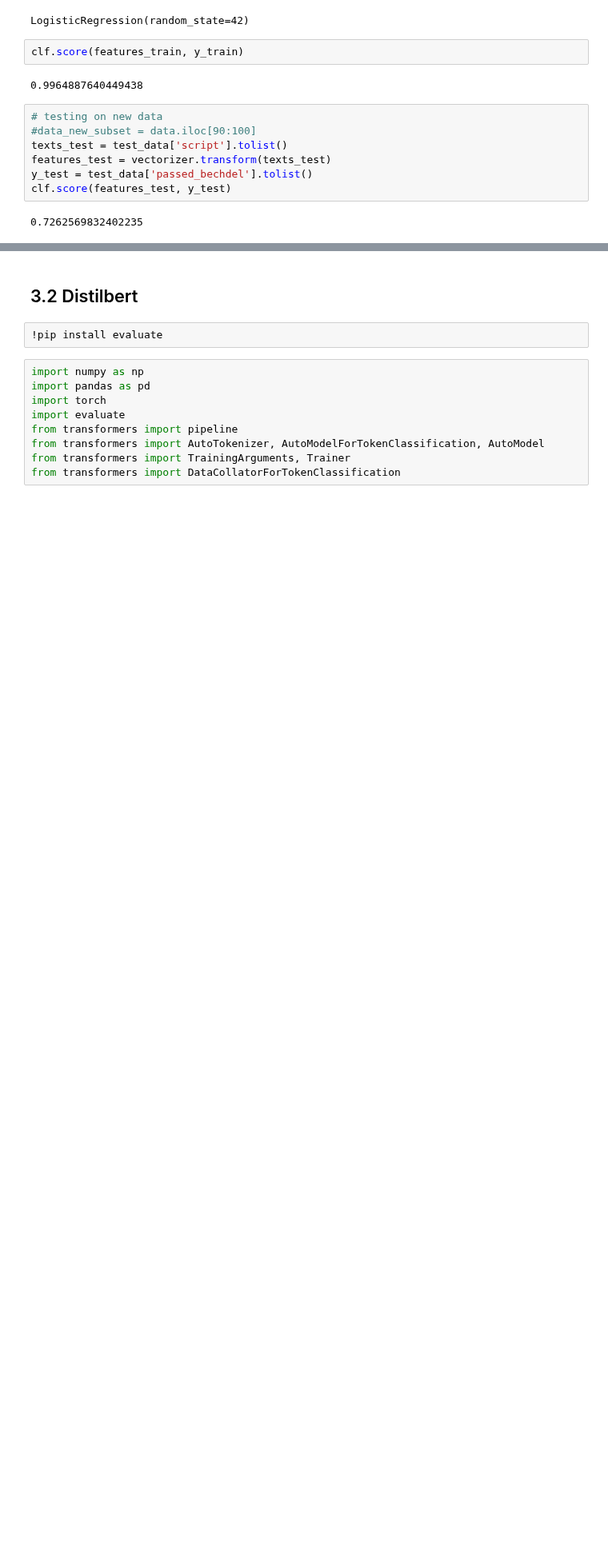
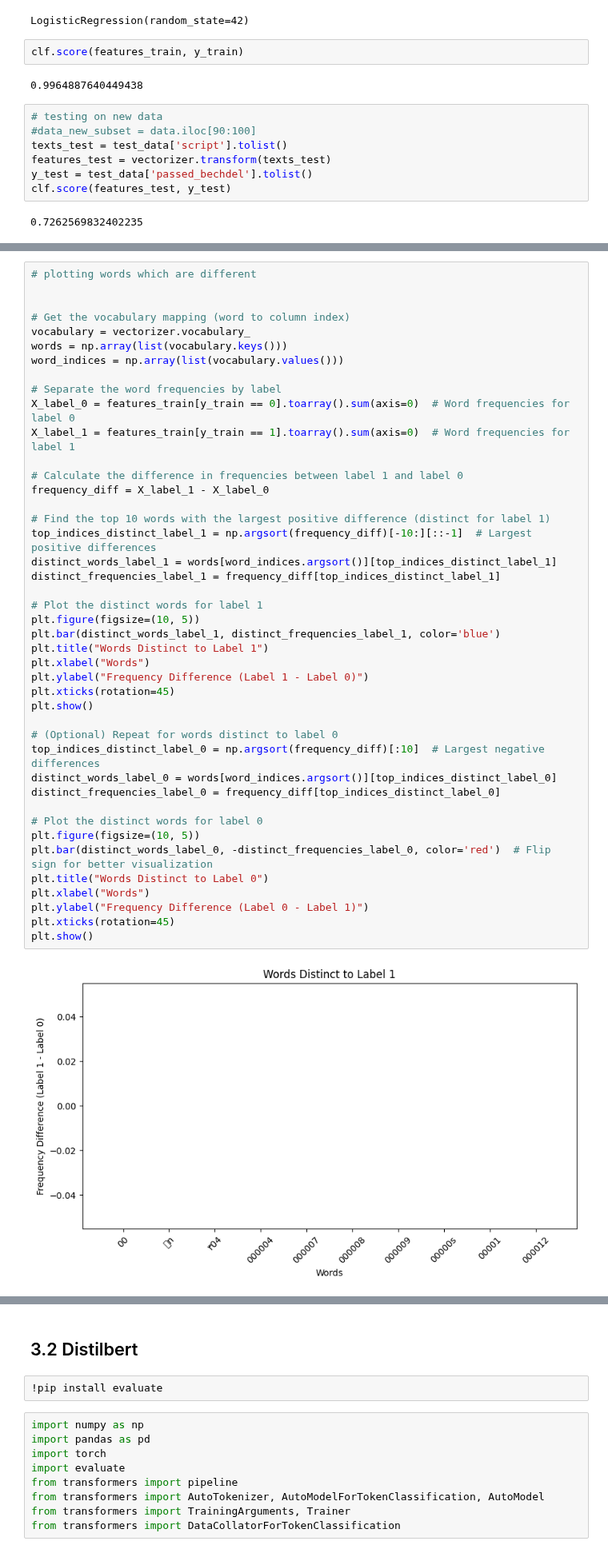
Before and after one commit to sigridbom/NLP_exam, a Jupyter notebook: 3_model_selection/3_model_selection.ipynb, the cells around one changed output, grey strips where cells are left out. Shown at 80% size. Drawn from its saved outputs; the diff is of its cells as text; blank space fills up the shorter version.

```diff
--- a/3_model_selection/3_model_selection.ipynb
+++ b/3_model_selection/3_model_selection.ipynb
@@ -123,0 +236,45 @@ features_train
+# %%
+# plotting words which are different
+
+
+# Get the vocabulary mapping (word to column index)
+vocabulary = vectorizer.vocabulary_
+words = np.array(list(vocabulary.keys()))
+word_indices = np.array(list(vocabulary.values()))
+
+# Separate the word frequencies by label
+X_label_0 = features_train[y_train == 0].toarray().sum(axis=0)  # Word frequencies for label 0
+X_label_1 = features_train[y_train == 1].toarray().sum(axis=0)  # Word frequencies for label 1
+
+# Calculate the difference in frequencies between label 1 and label 0
+frequency_diff = X_label_1 - X_label_0
+
+# Find the top 10 words with the largest positive difference (distinct for label 1)
+top_indices_distinct_label_1 = np.argsort(frequency_diff)[-10:][::-1]  # Largest positive differences
+distinct_words_label_1 = words[word_indices.argsort()][top_indices_distinct_label_1]
+distinct_frequencies_label_1 = frequency_diff[top_indices_distinct_label_1]
+
+# Plot the distinct words for label 1
+plt.figure(figsize=(10, 5))
+plt.bar(distinct_words_label_1, distinct_frequencies_label_1, color='blue')
+plt.title("Words Distinct to Label 1")
+plt.xlabel("Words")
+plt.ylabel("Frequency Difference (Label 1 - Label 0)")
+plt.xticks(rotation=45)
+plt.show()
+
+# (Optional) Repeat for words distinct to label 0
+top_indices_distinct_label_0 = np.argsort(frequency_diff)[:10]  # Largest negative differences
+distinct_words_label_0 = words[word_indices.argsort()][top_indices_distinct_label_0]
+distinct_frequencies_label_0 = frequency_diff[top_indices_distinct_label_0]
+
+# Plot the distinct words for label 0
+plt.figure(figsize=(10, 5))
+plt.bar(distinct_words_label_0, -distinct_frequencies_label_0, color='red')  # Flip sign for better visualization
+plt.title("Words Distinct to Label 0")
+plt.xlabel("Words")
+plt.ylabel("Frequency Difference (Label 0 - Label 1)")
+plt.xticks(rotation=45)
+plt.show()
+# %% [output]
+[figure, added]
```
Also changed, not shown: parts of 16 cells of this notebook, 2 other files.
